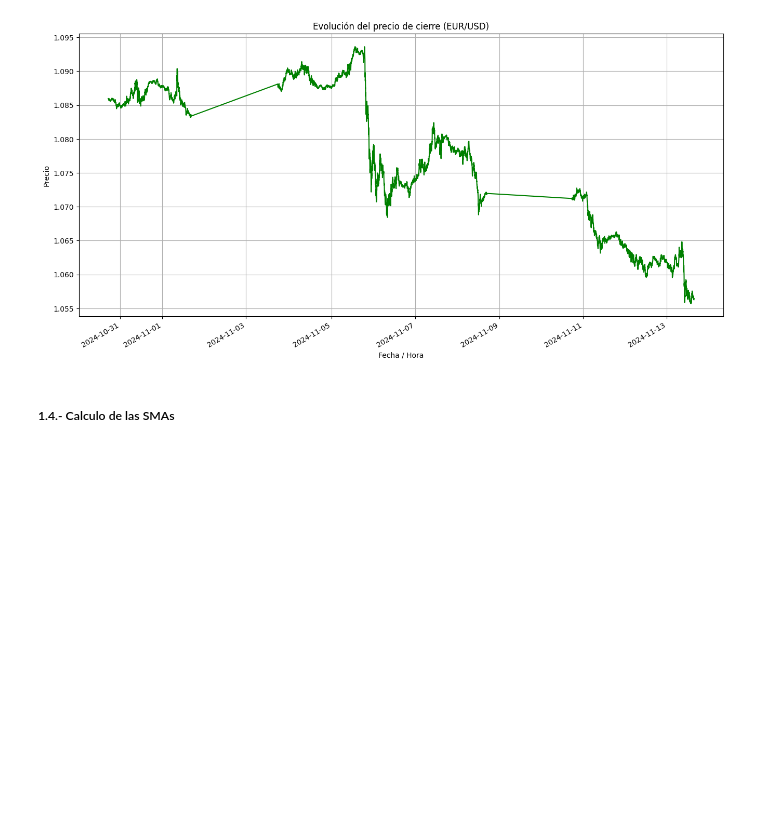
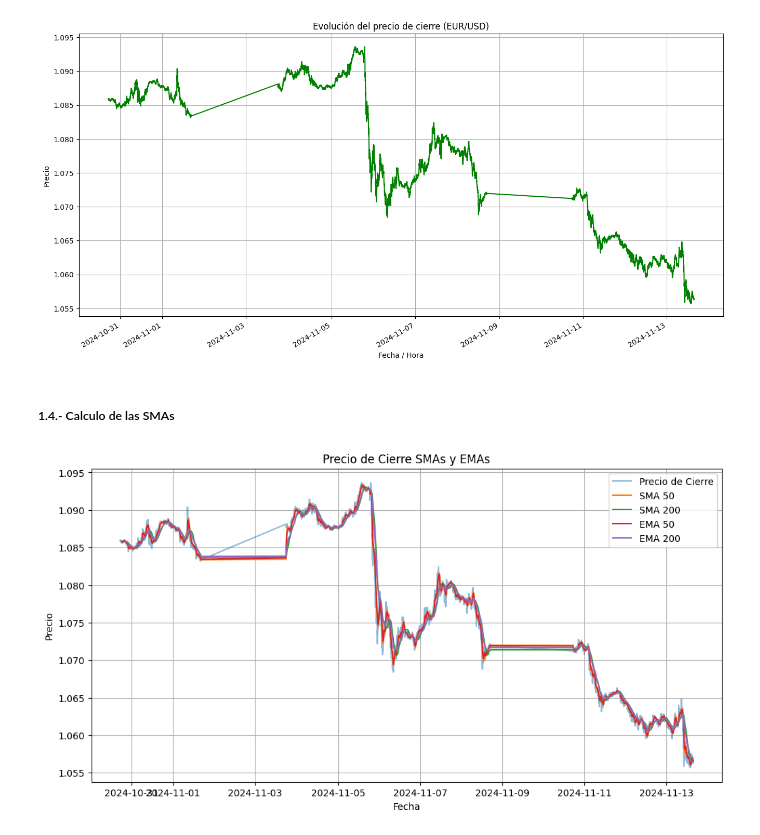
Before and after one commit to aranagarapena/quantitative-trading-analysis, a Jupyter notebook: 1. Cursos/UPM/Anexo I.- Python/Jupyter Notebooks/Primeros pasos - Iker/1.- Golden Cross strategy.ipynb, the cells around one changed output. Saved outputs shown, nothing was run; the diff lists cells and outputs as text; code cells hidden in the pictures; blank space fills up the shorter version.

```diff
--- a/1. Cursos/UPM/Anexo I.- Python/Jupyter Notebooks/Primeros pasos - Iker/1.- Golden Cross strategy.ipynb
+++ b/1. Cursos/UPM/Anexo I.- Python/Jupyter Notebooks/Primeros pasos - Iker/1.- Golden Cross strategy.ipynb
@@ -102,3 +102,18 @@ df['SMA200'] = ta.sma(df["Close"], length=200)
 
 df['EMA50'] = ta.ema(df["Close"], length=50)
 df['EMA200'] = ta.ema(df["Close"], length=200)
+# %%
+plt.figure(figsize=(12, 6))
+plt.plot(df.index, df['Close'], label='Precio de Cierre', alpha=0.5)
+plt.plot(df.index, df['SMA50'], label='SMA 50')
+plt.plot(df.index, df['SMA200'], label='SMA 200')
+plt.plot(df.index, df['EMA50'], label='EMA 50')
+plt.plot(df.index, df['EMA200'], label='EMA 200')
+plt.title(f'Precio de Cierre SMAs y EMAs')
+plt.xlabel('Fecha')
+plt.ylabel('Precio')
+plt.legend()
+plt.grid(True)
+plt.show()
+# %% [output]
+[figure, added]
```
